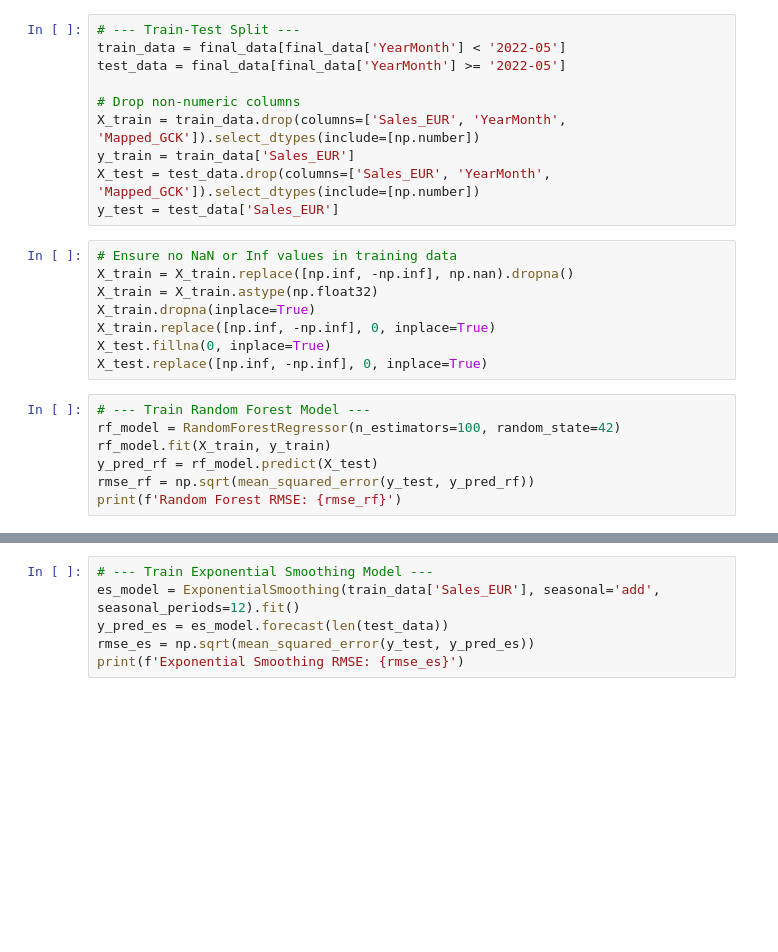
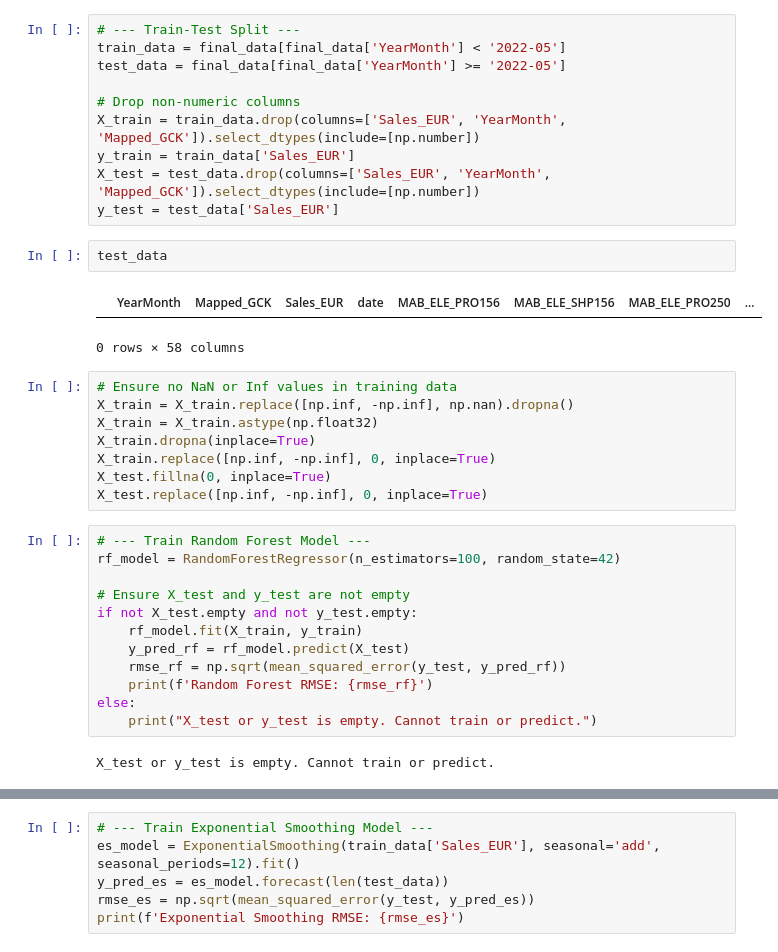
Before and after one commit to Telepatec/Business-Cases, a Jupyter notebook: ChatNotebook.ipynb, the cells around one changed output, grey strips where cells are left out. Drawn from its saved outputs; the diff is of its cells as text; blank space fills up the shorter version.

```diff
--- a/ChatNotebook.ipynb
+++ b/ChatNotebook.ipynb
@@ -282,6 +284,11 @@ X_train = train_data.drop(columns=['Sales_EUR', 'YearMonth', 'Mapped_GCK']).sele
 y_train = train_data['Sales_EUR']
 X_test = test_data.drop(columns=['Sales_EUR', 'YearMonth', 'Mapped_GCK']).select_dtypes(include=[np.number])
 y_test = test_data['Sales_EUR']
+# %%
+test_data
+# %% [output]
+|  | YearMonth | Mapped_GCK | Sales_EUR | date | MAB_ELE_PRO156 | MAB_ELE_SHP156 | MAB_ELE_PRO250 | ... |
+0 rows × 58 columns
 # %%
 # Ensure no NaN or Inf values in training data
 X_train = X_train.replace([np.inf, -np.inf], np.nan).dropna()
@@ -293,10 +300,17 @@ X_test.replace([np.inf, -np.inf], 0, inplace=True)
 # %%
 # --- Train Random Forest Model ---
 rf_model = RandomForestRegressor(n_estimators=100, random_state=42)
-rf_model.fit(X_train, y_train)
-y_pred_rf = rf_model.predict(X_test)
-rmse_rf = np.sqrt(mean_squared_error(y_test, y_pred_rf))
-print(f'Random Forest RMSE: {rmse_rf}')
+
+# Ensure X_test and y_test are not empty
+if not X_test.empty and not y_test.empty:
+	rf_model.fit(X_train, y_train)
+	y_pred_rf = rf_model.predict(X_test)
+	rmse_rf = np.sqrt(mean_squared_error(y_test, y_pred_rf))
+	print(f'Random Forest RMSE: {rmse_rf}')
+else:
+	print("X_test or y_test is empty. Cannot train or predict.")
+# %% [output]
+X_test or y_test is empty. Cannot train or predict.
 # %%
 # --- Train XGBoost Model ---
 xgb_model = XGBRegressor(n_estimators=100, learning_rate=0.1, random_state=42)
```
Also changed, not shown: parts of 2 cells of this notebook.
